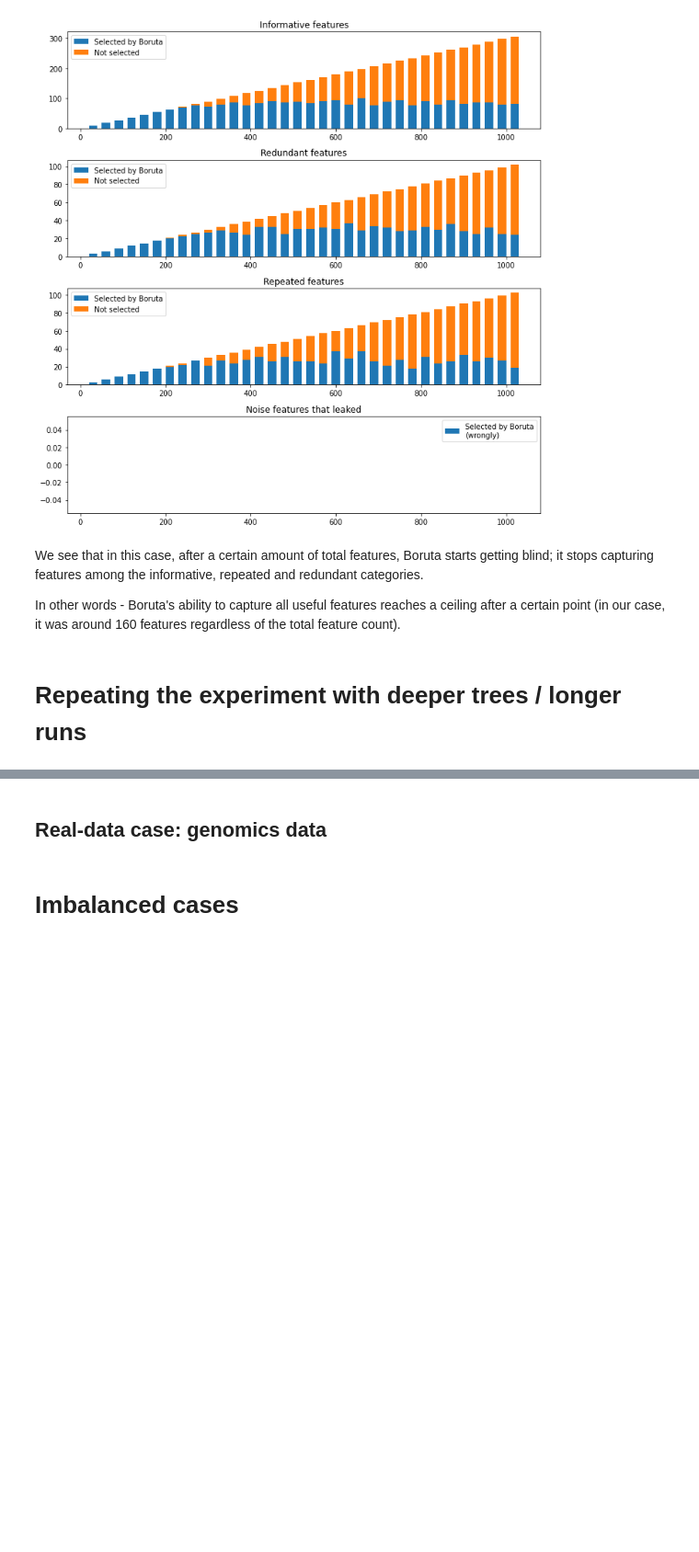
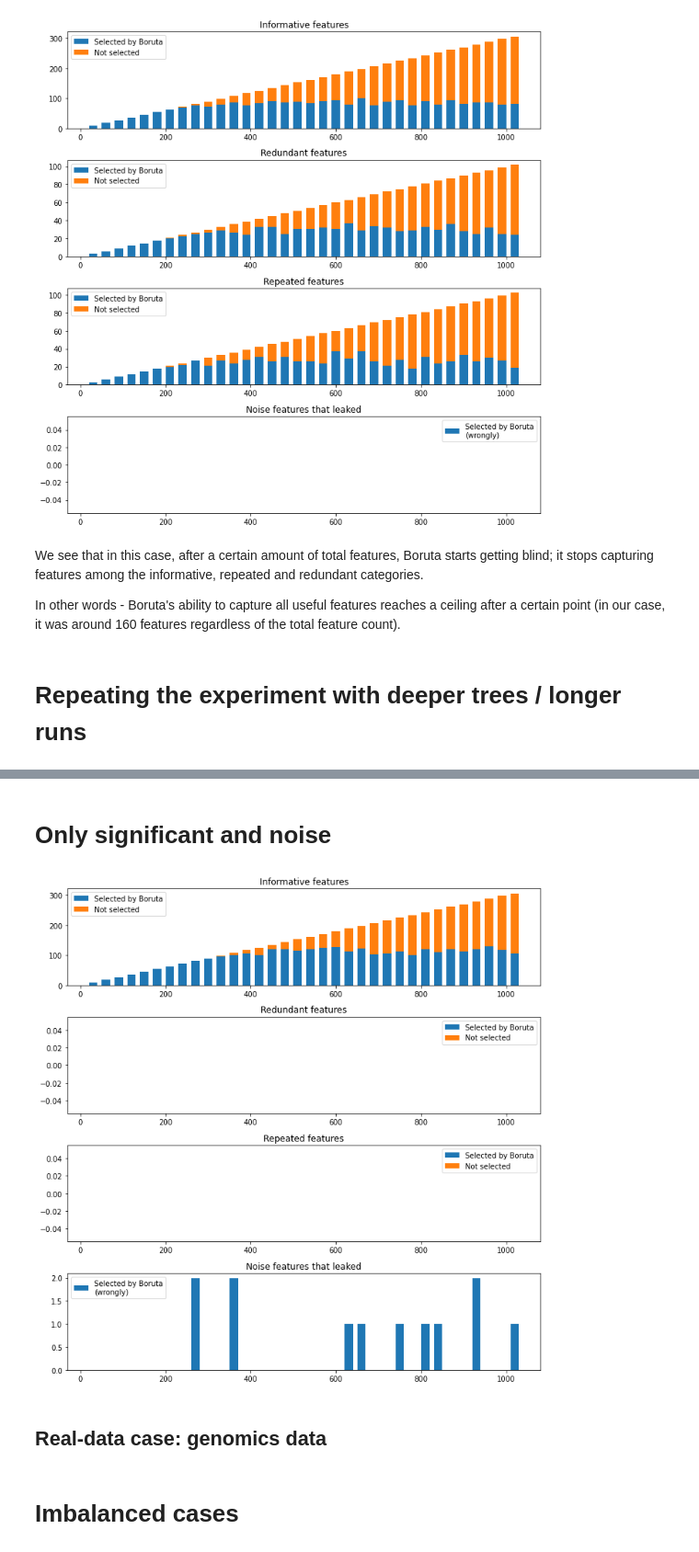
Before and after one commit to pibieta/imbalanced_learning, a Jupyter notebook: notebooks/Feature selection methods.ipynb, the cells around one changed output, grey strips where cells are left out. Shown at 92% size. Drawn from its saved outputs; the diff is of its cells as text; code cells hidden in the pictures; blank space fills up the shorter version.

Commit message:
all experiments finished. Boruta really suffers at finding all features

```diff
--- a/notebooks/Feature selection methods.ipynb
+++ b/notebooks/Feature selection methods.ipynb
@@ -595,0 +709,2 @@ plt.show()
+# %% [markdown]
+# Only significant and noise
@@ -596,3 +752,71 @@ plt.show()
+# %%
+found_list_info, diff_list_info = [], []
+found_list_red, diff_list_red = [], []
+found_list_rep, diff_list_rep = [], []
+found_list_noise, diff_list_noise = [], []
+
+for total_features in feature_lengths_list:
+    aux = experiment_results_deeper[total_features]
+    good_cols = aux[0]
+    boruta_cols = aux[1]
+
+    # get sets
+    base_informatives = set(filter(lambda col: 'informative' in col, good_cols))
+    base_redundants = set(filter(lambda col: 'redundant' in col, good_cols))
+    base_repeated = set(filter(lambda col: 'repeated' in col, good_cols))
+
+    boruta_informatives = set(filter(lambda col: 'informative' in col, boruta_cols))
+    boruta_redundants = set(filter(lambda col: 'redundant' in col, boruta_cols))
+    boruta_repeated = set(filter(lambda col: 'repeated' in col, boruta_cols))
+    boruta_noise = set(filter(lambda col: 'noise' in col, boruta_cols))
+
+    # 1) informatives
+    found, total = len(boruta_informatives), len(base_informatives)
+    diff = total - found
+
+    found_list_info.append(found); diff_list_info.append(diff)
+
+    # 2) redundant
+    found, total = len(boruta_redundants), len(base_redundants)
+    diff = total - found
+
+    found_list_red.append(found); diff_list_red.append(diff)
+
+    # 3) repeated
+    found, total = len(boruta_repeated), len(base_repeated)
+    diff = total - found
+
+    found_list_rep.append(found); diff_list_rep.append(diff)
+
+    # 4) noise
+    found = len(boruta_noise)
+
+    found_list_noise.append(found)
+
+fig, ax = plt.subplots(nrows=4, figsize=(10,10))
+ax[0].bar(feature_lengths_list, found_list_info, width=20, label='Selected by Boruta')
+ax[0].bar(feature_lengths_list, diff_list_info, bottom=found_list_info, width=20, label='Not selected')
+ax[0].set_title("Informative features")
+ax[0].legend()
+
+ax[1].bar(feature_lengths_list, found_list_red, width=20, label='Selected by Boruta')
+ax[1].bar(feature_lengths_list, diff_list_red, bottom=found_list_red, width=20, label='Not selected')
+ax[1].set_title("Redundant features")
+ax[1].legend()
+
+ax[2].bar(feature_lengths_list, found_list_rep, width=20, label='Selected by Boruta')
+ax[2].bar(feature_lengths_list, diff_list_rep, bottom=found_list_rep, width=20, label='Not selected')
+ax[2].set_title("Repeated features")
+ax[2].legend()
+
+ax[3].bar(feature_lengths_list, found_list_noise, width=20, label='Selected by Boruta\n(wrongly)')
+ax[3].set_title("Noise features that leaked")
+ax[3].legend()
+
+plt.tight_layout()
+plt.show()
+# %% [output]
+[figure, added]
 # %% [markdown]
 ## Real-data case: genomics data
 # %% [markdown]
```
Also changed, not shown: parts of 4 cells of this notebook.
